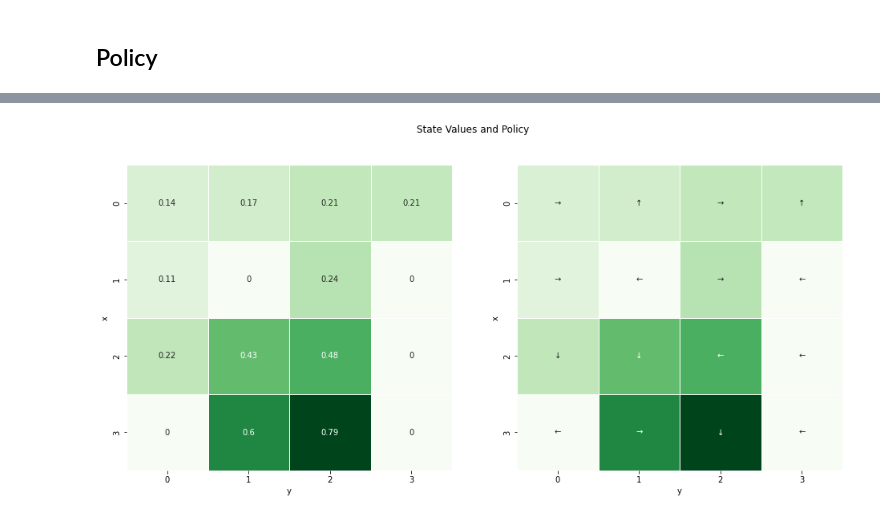
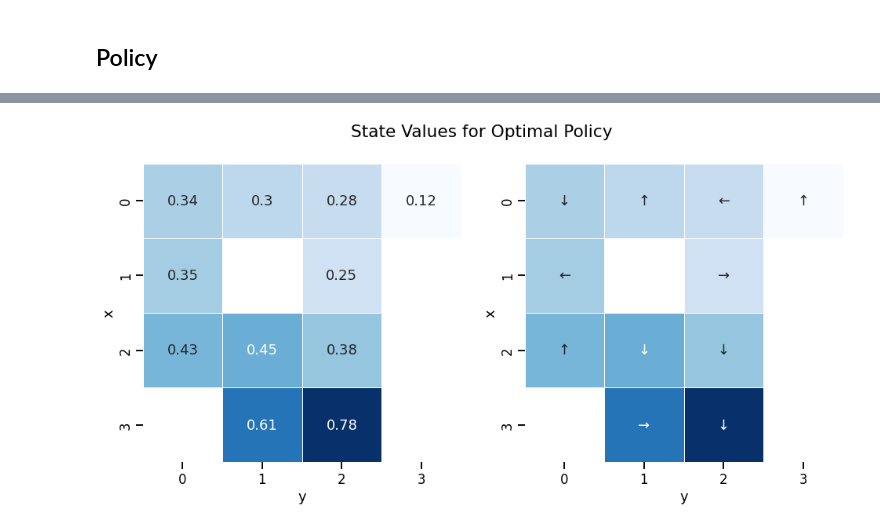
Before and after one commit to CarloCDT/RL-study-group, a Jupyter notebook: frozen_lake/frozen_lake_mces.ipynb, the cells around one changed output, grey strips where cells are left out. Drawn from its saved outputs; the diff is of its cells as text; code cells hidden in the pictures.

```diff
--- a/frozen_lake/frozen_lake_mces.ipynb
+++ b/frozen_lake/frozen_lake_mces.ipynb
@@ -24,13 +24,13 @@ policy = {}
 
 # Returns
 monte_carlo = pd.DataFrame(columns=["state", "action", "return"])
-gamma = 0.99
+gamma = 1
 
 # Environment
 env = gym.make("FrozenLake-v1")
 
 # Iteration Period
-for _ in tqdm(range(10000)):
+for _ in tqdm(range(1000)):
 
     # Set up environment
     env.reset()
@@ -101,16 +121,23 @@ direction_dict = {0:"←", 1:"↓", 2:"→", 3:"↑"}
 new_policy["label"] = new_policy["action"].apply(lambda x: direction_dict[x])
 new_policy["x"] = new_policy["state"].apply(lambda x: x//env_w)
 new_policy["y"] = new_policy["state"].apply(lambda x: x%env_w)
+
+terminal_states = [5, 7, 11, 12, 15]
+optimal_policy = new_policy[(new_policy["rn"]==1) & ~new_policy["state"].isin(terminal_states)]
+
+average_returns["label"] = average_returns["action"].apply(lambda x: direction_dict[x])
+average_returns["x"] = average_returns["state"].apply(lambda x: x//env_w)
+average_returns["y"] = average_returns["state"].apply(lambda x: x%env_w)
 # %%
 # Reshape Data
-returns = new_policy.pivot("x", "y", "return")
-direction = new_policy.pivot("x", "y", "label")
+returns = optimal_policy.pivot("x", "y", "return")
+direction = optimal_policy.pivot("x", "y", "label")
 
 # Plot
 fig, axes = plt.subplots(1, 2, figsize=(16,7))
-fig.suptitle('State Values and Policy',)
+fig.suptitle('State Values for Optimal Policy')
 
-sns.heatmap(new_policy.pivot("x", "y", "return"), annot=True, linewidths=.5, cbar=False, cmap="Greens", ax=axes[0]);
-sns.heatmap(new_policy.pivot("x", "y", "return"), annot=np.array(direction), linewidths=.5, cbar=False, cmap="Greens", fmt = '', ax=axes[1]);
+sns.heatmap(returns, annot=True, linewidths=.5, cbar=False, cmap="Blues", ax=axes[0]);
+sns.heatmap(returns, annot=np.array(direction), linewidths=.5, cbar=False, cmap="Blues", fmt = '', ax=axes[1]);
 # %% [output]
-[figure, old version]
+[figure, new version]
```
Also changed, not shown: parts of 2 cells of this notebook, 3 other files.
